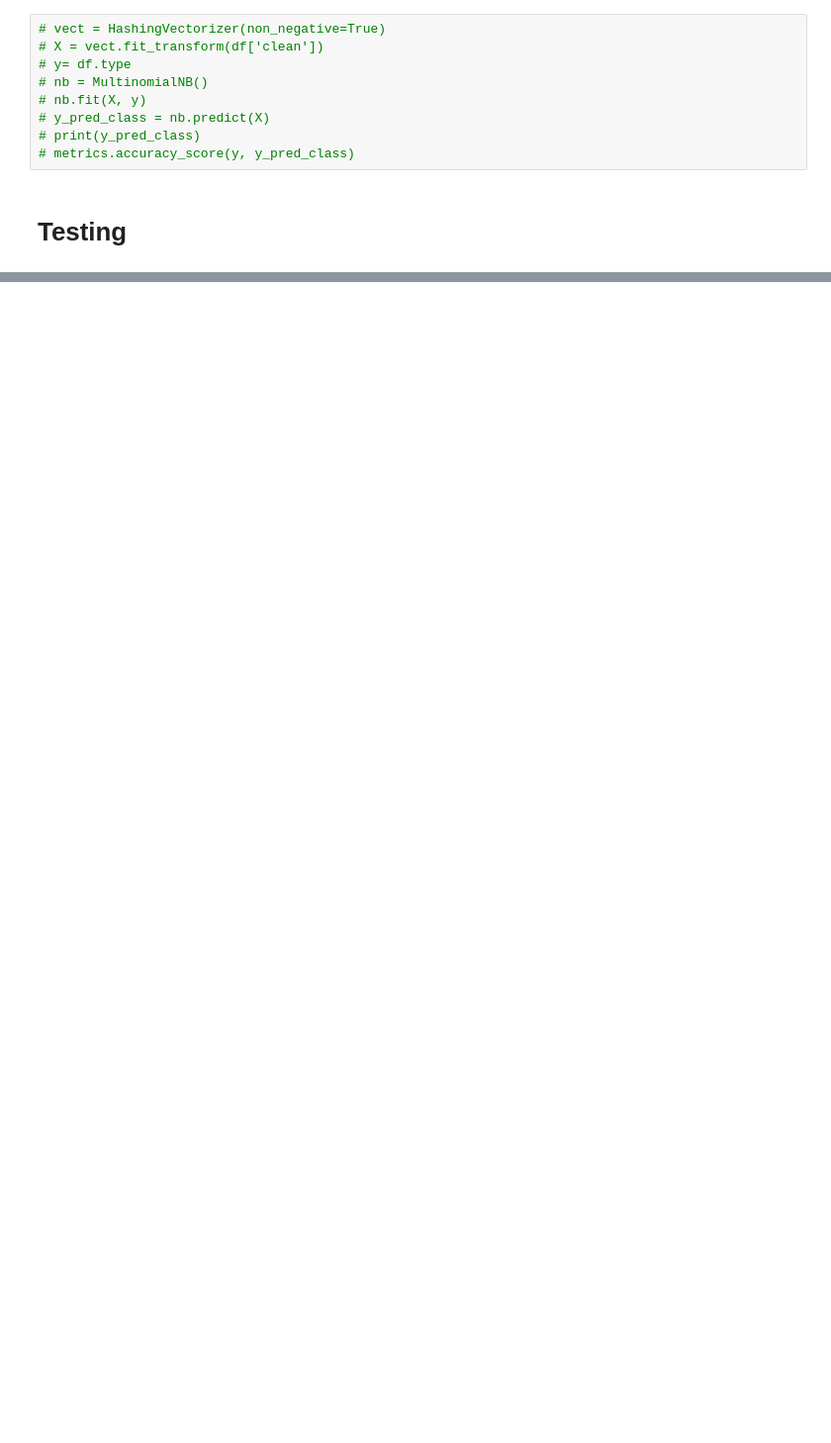
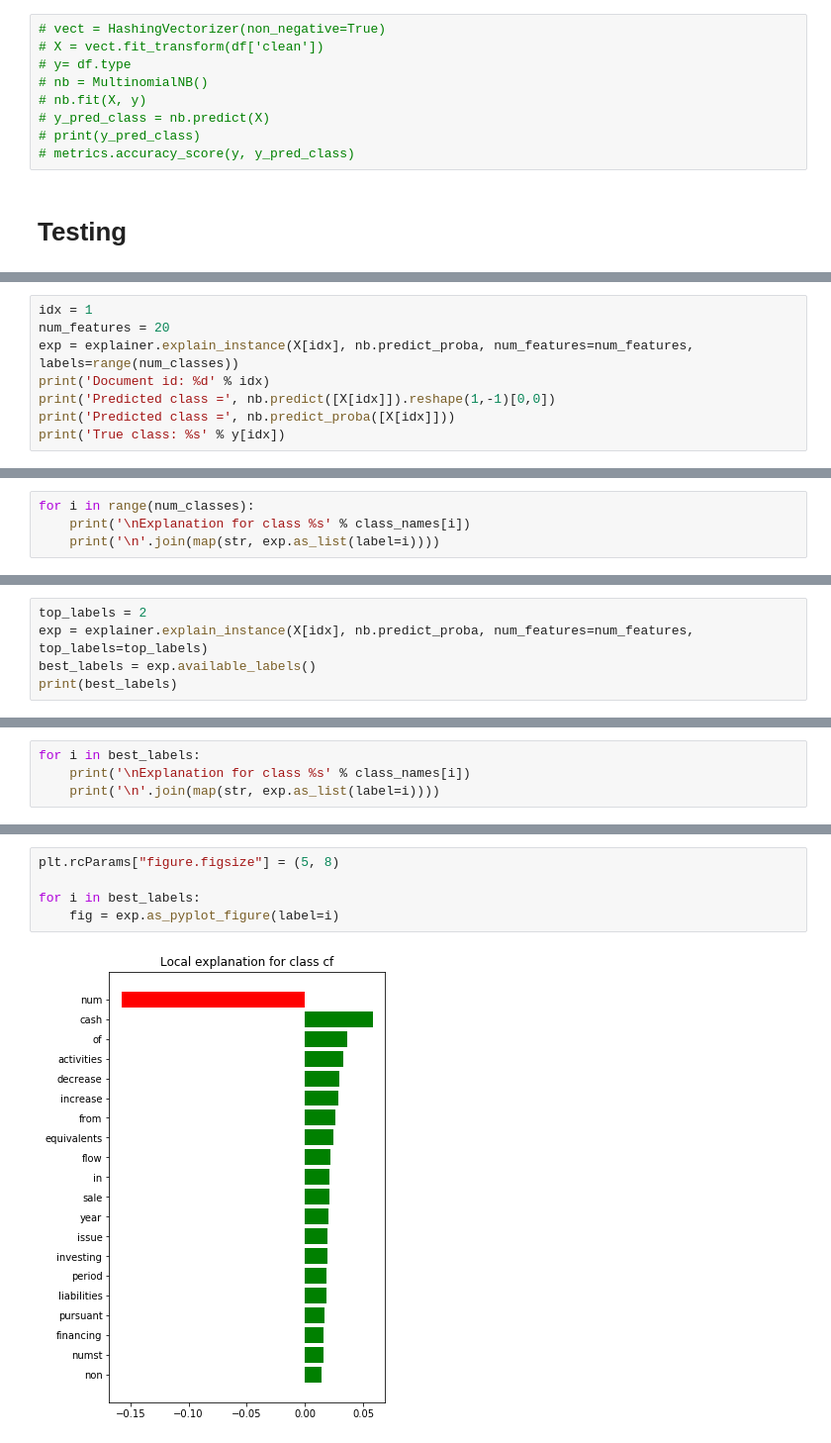
Before and after one commit to bhavsarpratik/hackathons, a Jupyter notebook: morningstar-hackathon/notebooks/table_classifier.ipynb, the cells around one changed output, grey strips where cells are left out. Shown at 99% size. Cells and saved outputs as stored; diff of their text form; blank space fills up the shorter version.

```diff
--- a/morningstar-hackathon/notebooks/table_classifier.ipynb
+++ b/morningstar-hackathon/notebooks/table_classifier.ipynb
@@ -179,0 +199,8 @@ Probability: 0.936842242249499
+# %%
+idx = 1
+num_features = 20
+exp = explainer.explain_instance(X[idx], nb.predict_proba, num_features=num_features, labels=range(num_classes))
+print('Document id: %d' % idx)
+print('Predicted class =', nb.predict([X[idx]]).reshape(1,-1)[0,0])
+print('Predicted class =', nb.predict_proba([X[idx]]))
+print('True class: %s' % y[idx])
@@ -179,0 +213,4 @@ Probability: 0.936842242249499
+# %%
+for i in range(num_classes):
+    print('\nExplanation for class %s' % class_names[i])
+    print('\n'.join(map(str, exp.as_list(label=i))))
@@ -179,0 +237,5 @@ Probability: 0.936842242249499
+# %%
+top_labels = 2
+exp = explainer.explain_instance(X[idx], nb.predict_proba, num_features=num_features, top_labels=top_labels)
+best_labels = exp.available_labels()
+print(best_labels)
@@ -179,0 +244,4 @@ Probability: 0.936842242249499
+# %%
+for i in best_labels:
+    print('\nExplanation for class %s' % class_names[i])
+    print('\n'.join(map(str, exp.as_list(label=i))))
@@ -179,0 +266,7 @@ Probability: 0.936842242249499
+# %%
+plt.rcParams["figure.figsize"] = (5, 8)
+
+for i in best_labels:
+    fig = exp.as_pyplot_figure(label=i)
+# %% [output]
+[figure, added]
```
Also changed, not shown: parts of 21 cells of this notebook, 1 other file.
